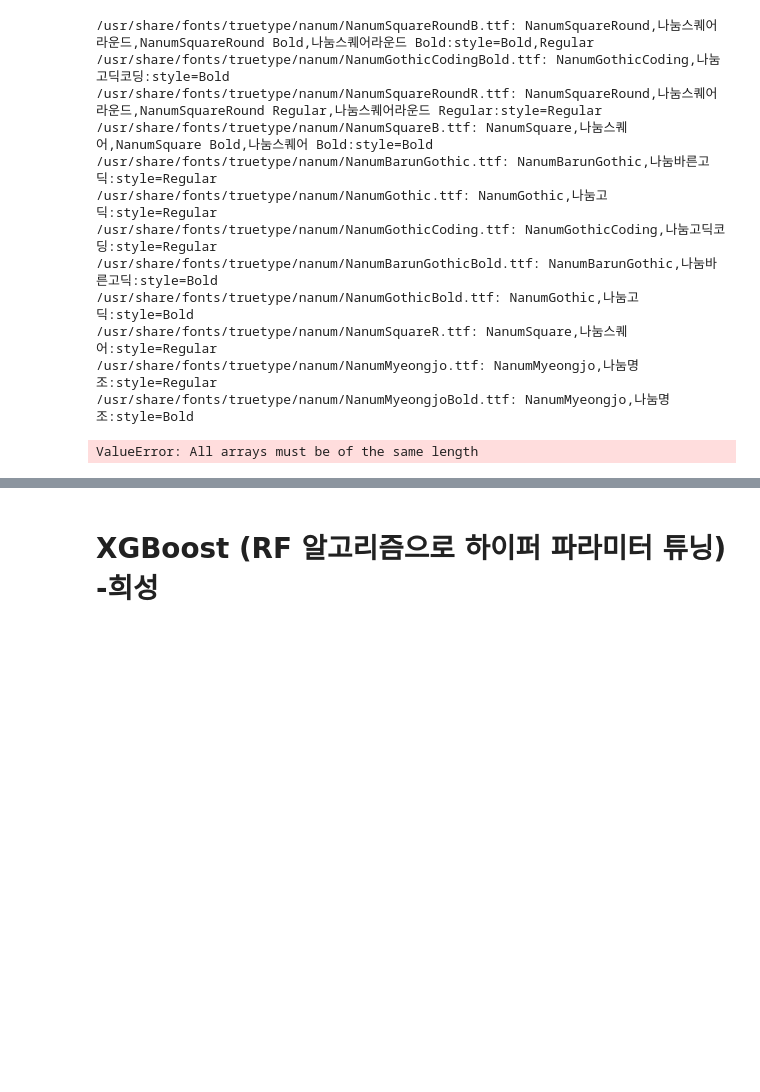
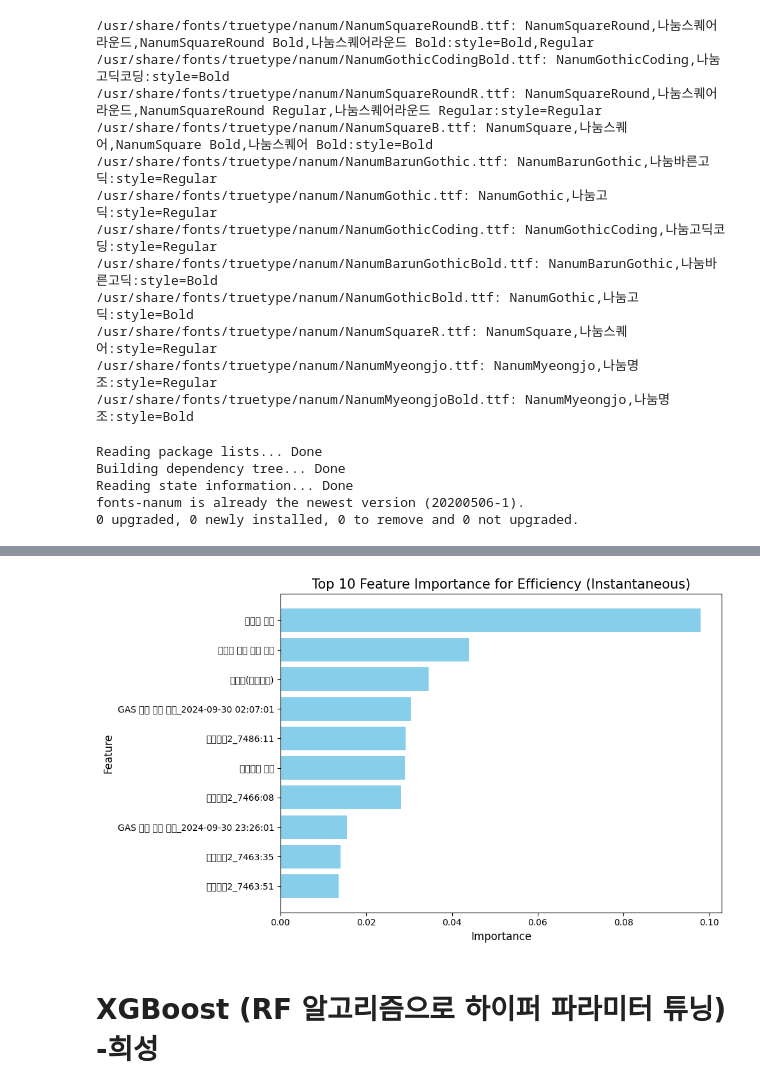
Before and after one commit to qkrjuyeol/boiler-efficiency-checker, a Jupyter notebook: AI/XGBoost_comb.ipynb, the cells around one changed output, grey strips where cells are left out. Drawn from its saved outputs; the diff is of its cells as text; code cells hidden in the pictures; blank space fills up the shorter version.

```diff
--- a/AI/XGBoost_comb.ipynb
+++ b/AI/XGBoost_comb.ipynb
@@ -268,13 +382,15 @@ NanumGothicBold.ttf       NanumGothic.ttf            NanumSquareB.ttf       Nanu
 # %%
 import matplotlib.pyplot as plt
 import matplotlib.font_manager as fm
+import pandas as pd
 
-# Manually set the path to NanumMyeongjo font (which appears to be installed)
-font_path = '/content/NanumGothic-Bold.ttf'  # Path from fc-list
-fontprop = fm.FontProperties(fname=font_path)
-plt.rcParams['font.family'] = fontprop.get_name()
+# Google Colab에 NanumGothic 폰트 설치
+!apt-get -y install fonts-nanum
 
-# Avoid breaking of negative signs
+# 폰트 설정
+plt.rc('font', family='NanumBarunGothic')  # NanumGothic 사용
+
+# 한글 깨짐 방지 및 음수 부호 깨짐 방지
 plt.rcParams['axes.unicode_minus'] = False
 
 # XGBoost 모델에서 특성 중요도 가져오기
@@ -282,16 +398,26 @@ feature_importances = random_search.best_estimator_.feature_importances_
 
 # 특성 이름과 중요도를 DataFrame으로 변환
 importance_df = pd.DataFrame({
-    'Feature': X.columns,
+    'Feature': X_encoded.columns,
     'Importance': feature_importances
 }).sort_values(by='Importance', ascending=False)
 
+# 상위 10개의 중요도만 시각화
+top_n = 10
+top_features = importance_df.head(top_n)
+
 # 특성 중요도 시각화
 plt.figure(figsize=(10, 6))
-plt.barh(importance_df['Feature'], importance_df['Importance'], color='skyblue')
+plt.barh(top_features['Feature'], top_features['Importance'], color='skyblue')
 plt.gca().invert_yaxis()  # 중요도가 높은 순서부터 표시
-plt.xlabel('Importance')
-plt.title('Feature Importance for Efficiency (Instantaneous)')
+plt.xlabel('Importance', fontsize=12)
+plt.ylabel('Feature', fontsize=12)
+plt.title('Top 10 Feature Importance for Efficiency (Instantaneous)', fontsize=15)
+plt.tight_layout()
 plt.show()
 # %% [output]
-ValueError: All arrays must be of the same length
+Reading package lists... Done
+Building dependency tree... Done
+Reading state information... Done
+fonts-nanum is already the newest version (20200506-1).
+0 upgraded, 0 newly installed, 0 to remove and 0 not upgraded.
@@ -298,3 +441,4 @@ ValueError: All arrays must be of the same length
+[figure, added]
 # %% [markdown]
 # XGBoost (RF 알고리즘으로 하이퍼 파라미터 튜닝) -희성
 # %%
```
Also changed, not shown: parts of 8 cells of this notebook.
